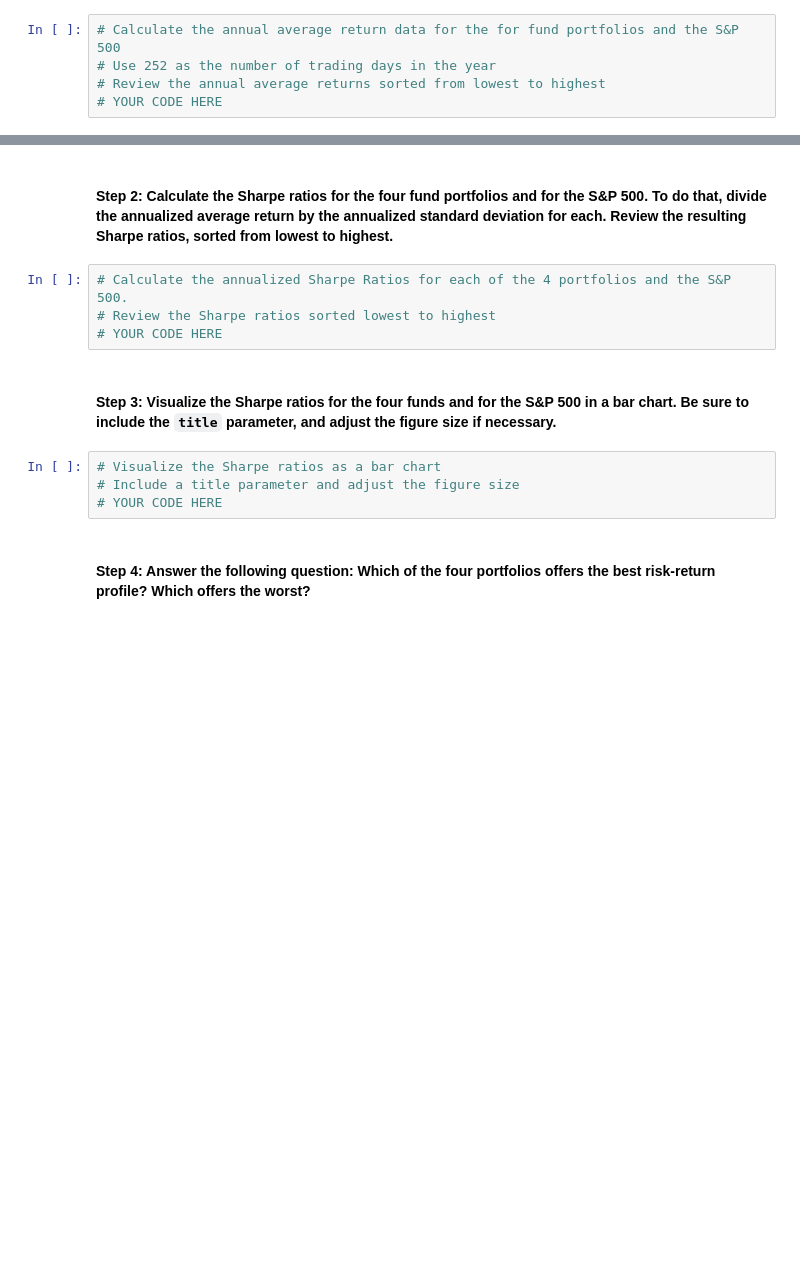
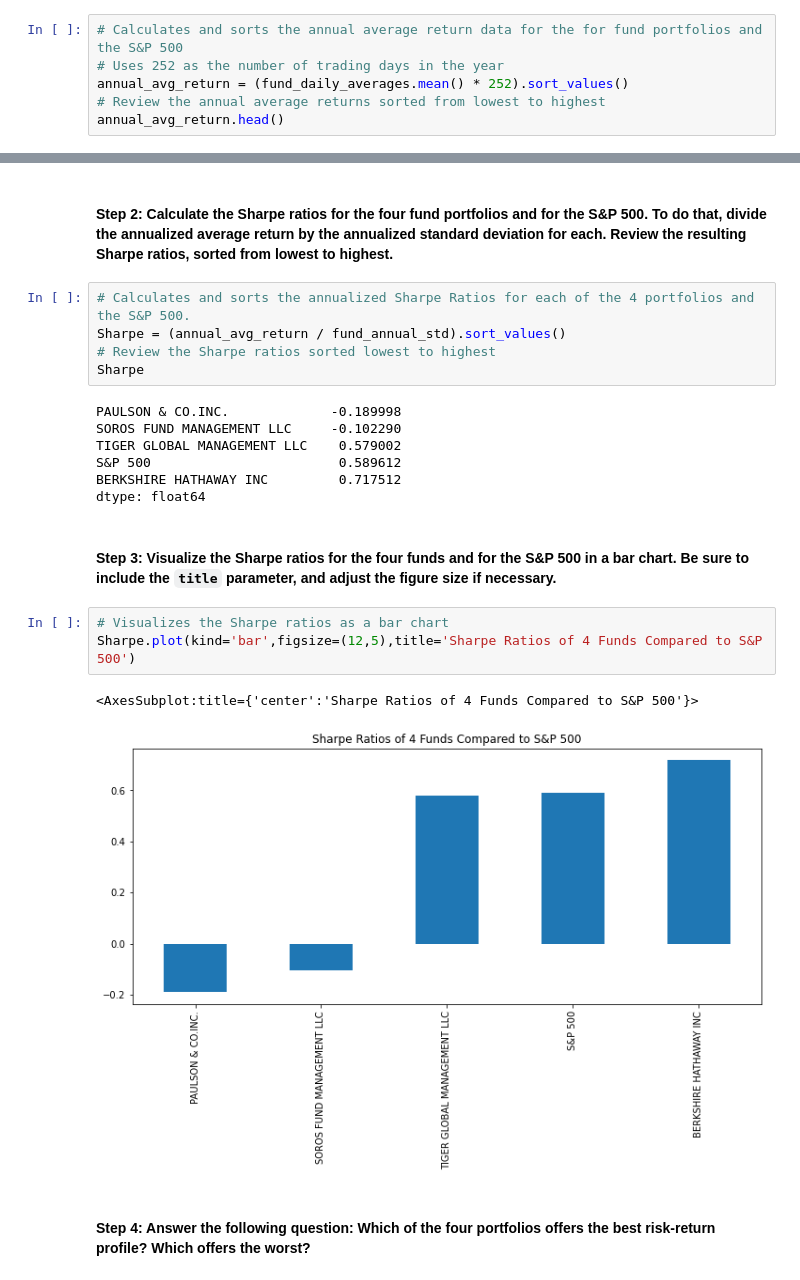
Before and after one commit to rodum012/Investment_Fund_Analysis, a Jupyter notebook: risk_return_analysis.ipynb, the cells around one changed output, grey strips where cells are left out. Saved outputs shown, nothing was run; the diff lists cells and outputs as text; blank space fills up the shorter version.

Commit message:
Finished all analysis and created and uploaded images to the Image folder for use in the final anlysis.

```diff
--- a/risk_return_analysis.ipynb
+++ b/risk_return_analysis.ipynb
@@ -299,7 +291,8 @@ To determine the overall risk of an asset or portfolio, quantitative analysts an
 # %% [markdown]
 #### Step 1: Use the daily return DataFrame to calculate the annualized average return data for the four fund portfolios and for the S&P 500. Use 252 for the number of trading days. Review the annualized average returns, sorted from lowest to highest.
 # %%
-# Calculate the annual average return data for the for fund portfolios and the S&P 500
-# Use 252 as the number of trading days in the year
+# Calculates and sorts the annual average return data for the for fund portfolios and the S&P 500
+# Uses 252 as the number of trading days in the year
+annual_avg_return = (fund_daily_averages.mean() * 252).sort_values()
 # Review the annual average returns sorted from lowest to highest
-# YOUR CODE HERE
+annual_avg_return.head()
@@ -306,15 +306,25 @@ To determine the overall risk of an asset or portfolio, quantitative analysts an
 # %% [markdown]
 #### Step 2: Calculate the Sharpe ratios for the four fund portfolios and for the S&P 500. To do that, divide the annualized average return by the annualized standard deviation for each. Review the resulting Sharpe ratios, sorted from lowest to highest.
 # %%
-# Calculate the annualized Sharpe Ratios for each of the 4 portfolios and the S&P 500.
+# Calculates and sorts the annualized Sharpe Ratios for each of the 4 portfolios and the S&P 500.
+Sharpe = (annual_avg_return / fund_annual_std).sort_values()
 # Review the Sharpe ratios sorted lowest to highest
-# YOUR CODE HERE
+Sharpe
+# %% [output]
+PAULSON & CO.INC.             -0.189998
+SOROS FUND MANAGEMENT LLC     -0.102290
+TIGER GLOBAL MANAGEMENT LLC    0.579002
+S&P 500                        0.589612
+BERKSHIRE HATHAWAY INC         0.717512
+dtype: float64
 # %% [markdown]
 #### Step 3: Visualize the Sharpe ratios for the four funds and for the S&P 500 in a bar chart. Be sure to include the `title` parameter, and adjust the figure size if necessary.
-# %%
-# Visualize the Sharpe ratios as a bar chart
-# Include a title parameter and adjust the figure size
-# YOUR CODE HERE
+# %%
+# Visualizes the Sharpe ratios as a bar chart
+Sharpe.plot(kind='bar',figsize=(12,5),title='Sharpe Ratios of 4 Funds Compared to S&P 500')
+# %% [output]
+<AxesSubplot:title={'center':'Sharpe Ratios of 4 Funds Compared to S&P 500'}>
+[figure, added]
 # %% [markdown]
 #### Step 4: Answer the following question: Which of the four portfolios offers the best risk-return profile? Which offers the worst?
 # %% [markdown]
```
Also changed, not shown: parts of 27 cells of this notebook, 4 other files.
